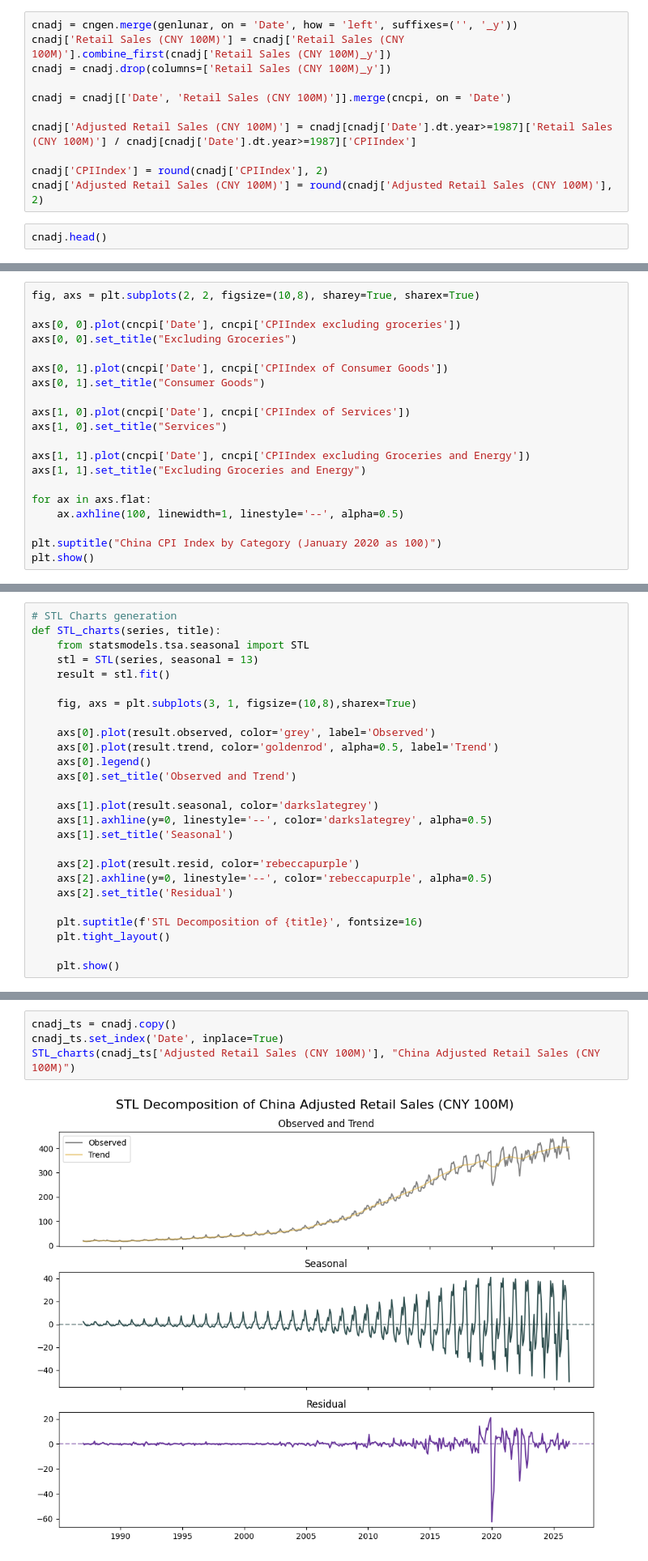
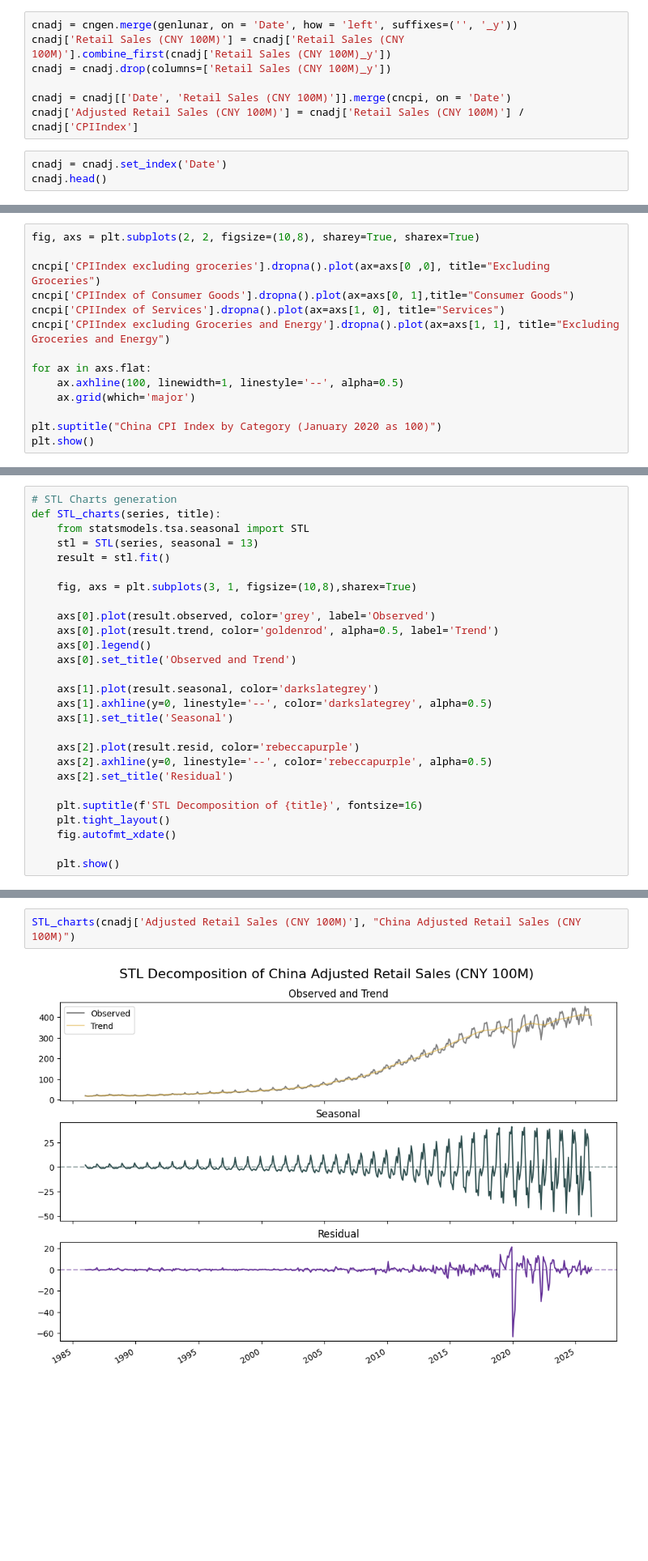
Before and after one commit to FlyingCuteCats/Freetime-Projects, a Jupyter notebook: China Retail Sales/Process.ipynb, the cells around one changed output, grey strips where cells are left out. Shown at 81% size. Drawn from its saved outputs; the diff is of its cells as text; blank space fills up the shorter version.

```diff
--- a/China Retail Sales/Process.ipynb
+++ b/China Retail Sales/Process.ipynb
@@ -36,11 +36,8 @@ cnadj['Retail Sales (CNY 100M)'] = cnadj['Retail Sales (CNY 100M)'].combine_firs
 cnadj = cnadj.drop(columns=['Retail Sales (CNY 100M)_y'])
 
 cnadj = cnadj[['Date', 'Retail Sales (CNY 100M)']].merge(cncpi, on = 'Date')
-
-cnadj['Adjusted Retail Sales (CNY 100M)'] = cnadj[cnadj['Date'].dt.year>=1987]['Retail Sales (CNY 100M)'] / cnadj[cnadj['Date'].dt.year>=1987]['CPIIndex']
-
-cnadj['CPIIndex'] = round(cnadj['CPIIndex'], 2)
-cnadj['Adjusted Retail Sales (CNY 100M)'] = round(cnadj['Adjusted Retail Sales (CNY 100M)'], 2)
+cnadj['Adjusted Retail Sales (CNY 100M)'] = cnadj['Retail Sales (CNY 100M)'] / cnadj['CPIIndex']
 # %%
+cnadj = cnadj.set_index('Date')
 cnadj.head()
 # %% [output]
@@ -76,20 +89,14 @@ plt.show()
 # %%
 fig, axs = plt.subplots(2, 2, figsize=(10,8), sharey=True, sharex=True)
 
-axs[0, 0].plot(cncpi['Date'], cncpi['CPIIndex excluding groceries'])
-axs[0, 0].set_title("Excluding Groceries")
-
-axs[0, 1].plot(cncpi['Date'], cncpi['CPIIndex of Consumer Goods'])
-axs[0, 1].set_title("Consumer Goods")
-
-axs[1, 0].plot(cncpi['Date'], cncpi['CPIIndex of Services'])
-axs[1, 0].set_title("Services")
-
-axs[1, 1].plot(cncpi['Date'], cncpi['CPIIndex excluding Groceries and Energy'])
-axs[1, 1].set_title("Excluding Groceries and Energy")
+cncpi['CPIIndex excluding groceries'].dropna().plot(ax=axs[0 ,0], title="Excluding Groceries")
+cncpi['CPIIndex of Consumer Goods'].dropna().plot(ax=axs[0, 1],title="Consumer Goods")
+cncpi['CPIIndex of Services'].dropna().plot(ax=axs[1, 0], title="Services")
+cncpi['CPIIndex excluding Groceries and Energy'].dropna().plot(ax=axs[1, 1], title="Excluding Groceries and Energy")
 
 for ax in axs.flat:
     ax.axhline(100, linewidth=1, linestyle='--', alpha=0.5)
+    ax.grid(which='major')
 
 plt.suptitle("China CPI Index by Category (January 2020 as 100)")
 plt.show()
@@ -119,6 +126,7 @@ def STL_charts(series, title):
 
     plt.suptitle(f'STL Decomposition of {title}', fontsize=16)
     plt.tight_layout()
+    fig.autofmt_xdate()
 
     plt.show()
 # %%
@@ -196,7 +183,5 @@ plt.show()
 # %%
-cnadj_ts = cnadj.copy()
-cnadj_ts.set_index('Date', inplace=True)
-STL_charts(cnadj_ts['Adjusted Retail Sales (CNY 100M)'], "China Adjusted Retail Sales (CNY 100M)")
+STL_charts(cnadj['Adjusted Retail Sales (CNY 100M)'], "China Adjusted Retail Sales (CNY 100M)")
 # %% [output]
-[figure, old version]
+[figure, new version]
 # %%
```
Also changed, not shown: parts of 28 cells of this notebook.
